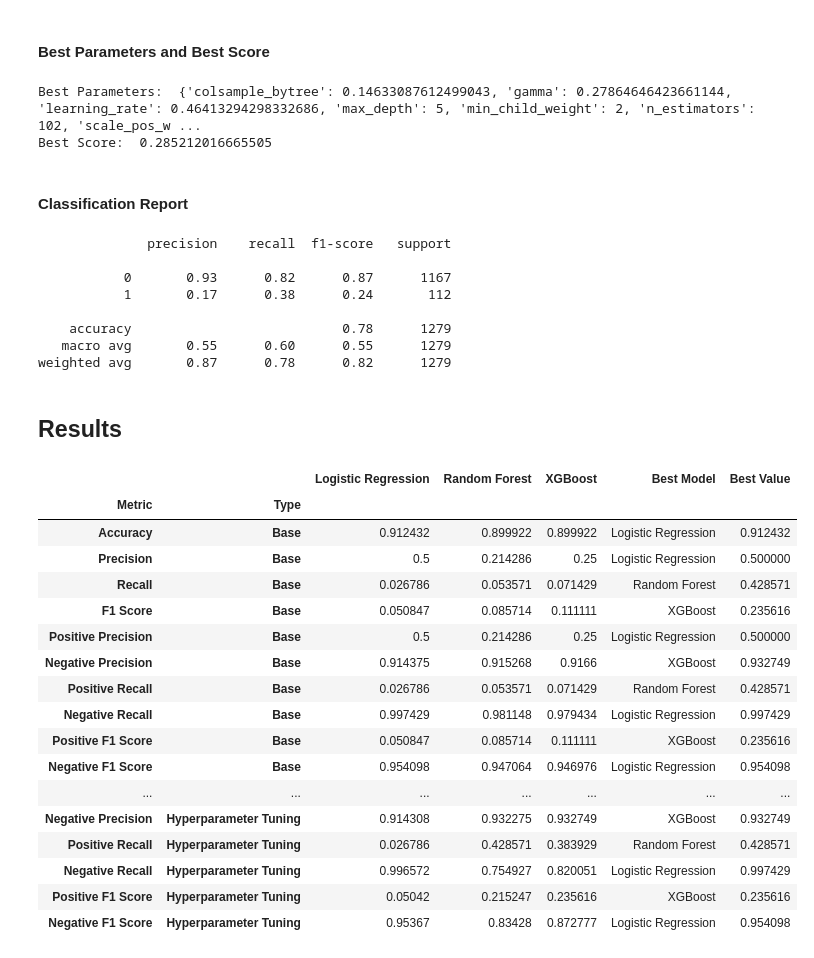
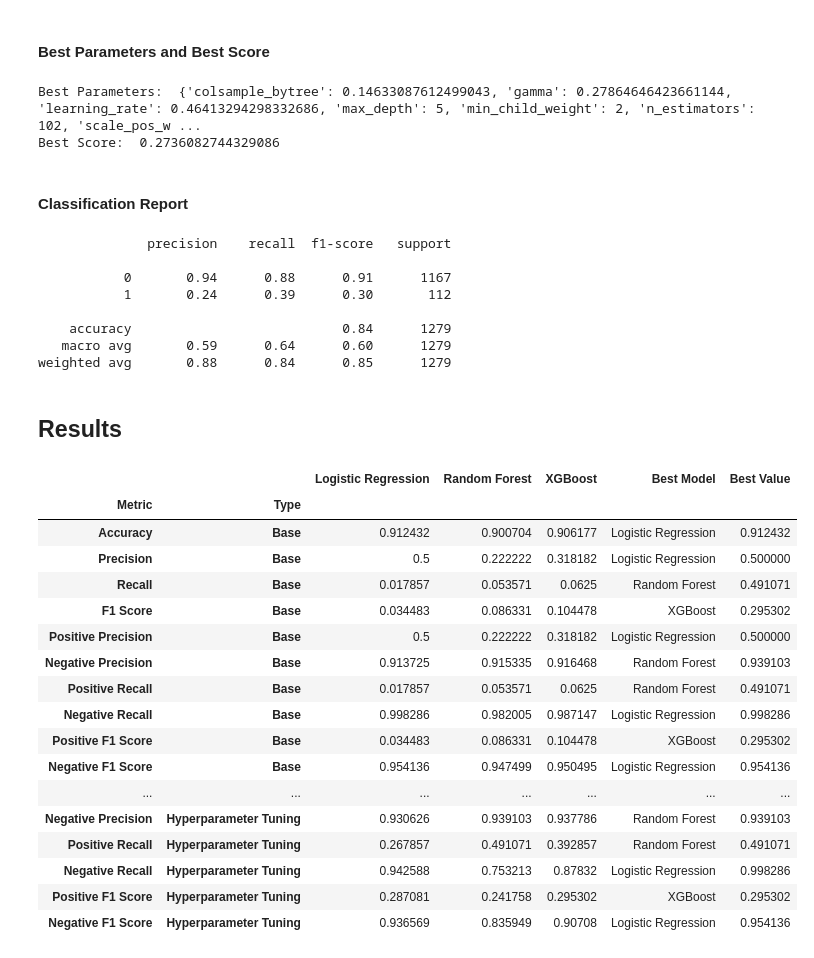
Before and after one commit to itsGarrin/prepaid-card-marketing, a Jupyter notebook: notebook/company-marketing.ipynb, the cells around one changed output. Drawn from its saved outputs; the diff is of its cells as text; code cells hidden in the pictures.

```diff
--- a/notebook/company-marketing.ipynb
+++ b/notebook/company-marketing.ipynb
@@ -279,7 +279,9 @@ top_features = top_coefs_with_signs.index
 # drop the constant column
 top_features = top_features.drop('const')
 # %%
-top_features = top_features.drop(['FINGOALS_0', 'BENEFITS_1_0', 'SWB_3_5', 'SWB_2_5'])
+top_features = top_features.drop(['FINGOALS_0', 'SWB_3_5', 'SWB_2_5'])
+# also drop features for compliance reasons
+top_features = top_features.drop(['BENEFITS_1_0', 'FWB2_3_4', 'FS1_7_5', 'PROPPLAN_4_4'])
 
 X_train_top = X_train[top_features]
 X_test_top = X_test[top_features]
@@ -605,7 +607,7 @@ print("Best Parameters: ", xgb_random_search.best_params_)
 print("Best Score: ", xgb_random_search.best_score_)
 # %% [output]
 Best Parameters:  {'colsample_bytree': 0.14633087612499043, 'gamma': 0.27864646423661144, 'learning_rate': 0.46413294298332686, 'max_depth': 5, 'min_child_weight': 2, 'n_estimators': 102, 'scale_pos_w ...
-Best Score:  0.285212016665505
+Best Score:  0.2736082744329086
 # %%
 # evaluate the model with the best hyperparameters
 y_pred_xgb_hyper = xgb_random_search.predict(X_test_top)
@@ -617,38 +619,38 @@ print(classification_report(y_test, y_pred_xgb_hyper))
 # %% [output]
               precision    recall  f1-score   support
 
-           0       0.93      0.82      0.87      1167
-           1       0.17      0.38      0.24       112
+           0       0.94      0.88      0.91      1167
+           1       0.24      0.39      0.30       112
 
-    accuracy                           0.78      1279
-   macro avg       0.55      0.60      0.55      1279
-weighted avg       0.87      0.78      0.82      1279
+    accuracy                           0.84      1279
+   macro avg       0.59      0.64      0.60      1279
+weighted avg       0.88      0.84      0.85      1279
 # %% [markdown]
 ## Results
 # %%
 models = ['Logistic Regression', 'Random Forest', 'XGBoost']
-predictions_base = [y_pred_lr, y_pred_rf, y_pred_xgb]
-predictions_hyper = [y_pred_lr_hyper, y_pred_rf_hyper, y_pred_xgb_hyper]
+predictions_base = [y_pred_lr_hyper, y_pred_rf, y_pred_xgb]
+predictions_hyper = [y_pred_lr_optimal, y_pred_rf_hyper, y_pred_xgb_hyper]
 
 results = utils.evaluate_models(models=models, predictions_base=predictions_base, predictions_hyper=predictions_hyper,
                                 X=X_test_top, y_test=y_test)
 results
 # %% [output]
 |  |  | Logistic Regression | Random Forest | XGBoost | Best Model | Best Value |
 | Metric | Type |  |  |  |  |  |
-| Accuracy | Base | 0.912432 | 0.899922 | 0.899922 | Logistic Regression | 0.912432 |
-| Precision | Base | 0.5 | 0.214286 | 0.25 | Logistic Regression | 0.500000 |
-| Recall | Base | 0.026786 | 0.053571 | 0.071429 | Random Forest | 0.428571 |
-| F1 Score | Base | 0.050847 | 0.085714 | 0.111111 | XGBoost | 0.235616 |
-| Positive Precision | Base | 0.5 | 0.214286 | 0.25 | Logistic Regression | 0.500000 |
-| Negative Precision | Base | 0.914375 | 0.915268 | 0.9166 | XGBoost | 0.932749 |
-| Positive Recall | Base | 0.026786 | 0.053571 | 0.071429 | Random Forest | 0.428571 |
-| Negative Recall | Base | 0.997429 | 0.981148 | 0.979434 | Logistic Regression | 0.997429 |
-| Positive F1 Score | Base | 0.050847 | 0.085714 | 0.111111 | XGBoost | 0.235616 |
-| Negative F1 Score | Base | 0.954098 | 0.947064 | 0.946976 | Logistic Regression | 0.954098 |
+| Accuracy | Base | 0.912432 | 0.900704 | 0.906177 | Logistic Regression | 0.912432 |
+| Precision | Base | 0.5 | 0.222222 | 0.318182 | Logistic Regression | 0.500000 |
+| Recall | Base | 0.017857 | 0.053571 | 0.0625 | Random Forest | 0.491071 |
+| F1 Score | Base | 0.034483 | 0.086331 | 0.104478 | XGBoost | 0.295302 |
+| Positive Precision | Base | 0.5 | 0.222222 | 0.318182 | Logistic Regression | 0.500000 |
+| Negative Precision | Base | 0.913725 | 0.915335 | 0.916468 | Random Forest | 0.939103 |
+| Positive Recall | Base | 0.017857 | 0.053571 | 0.0625 | Random Forest | 0.491071 |
+| Negative Recall | Base | 0.998286 | 0.982005 | 0.987147 | Logistic Regression | 0.998286 |
+| Positive F1 Score | Base | 0.034483 | 0.086331 | 0.104478 | XGBoost | 0.295302 |
+| Negative F1 Score | Base | 0.954136 | 0.947499 | 0.950495 | Logistic Regression | 0.954136 |
 | ... | ... | ... | ... | ... | ... | ... |
-| Negative Precision | Hyperparameter Tuning | 0.914308 | 0.932275 | 0.932749 | XGBoost | 0.932749 |
-| Positive Recall | Hyperparameter Tuning | 0.026786 | 0.428571 | 0.383929 | Random Forest | 0.428571 |
-| Negative Recall | Hyperparameter Tuning | 0.996572 | 0.754927 | 0.820051 | Logistic Regression | 0.997429 |
-| Positive F1 Score | Hyperparameter Tuning | 0.05042 | 0.215247 | 0.235616 | XGBoost | 0.235616 |
-| Negative F1 Score | Hyperparameter Tuning | 0.95367 | 0.83428 | 0.872777 | Logistic Regression | 0.954098 |
+| Negative Precision | Hyperparameter Tuning | 0.930626 | 0.939103 | 0.937786 | Random Forest | 0.939103 |
+| Positive Recall | Hyperparameter Tuning | 0.267857 | 0.491071 | 0.392857 | Random Forest | 0.491071 |
+| Negative Recall | Hyperparameter Tuning | 0.942588 | 0.753213 | 0.87832 | Logistic Regression | 0.998286 |
+| Positive F1 Score | Hyperparameter Tuning | 0.287081 | 0.241758 | 0.295302 | XGBoost | 0.295302 |
+| Negative F1 Score | Hyperparameter Tuning | 0.936569 | 0.835949 | 0.90708 | Logistic Regression | 0.954136 |
```
Also changed, not shown: parts of 11 cells of this notebook.
